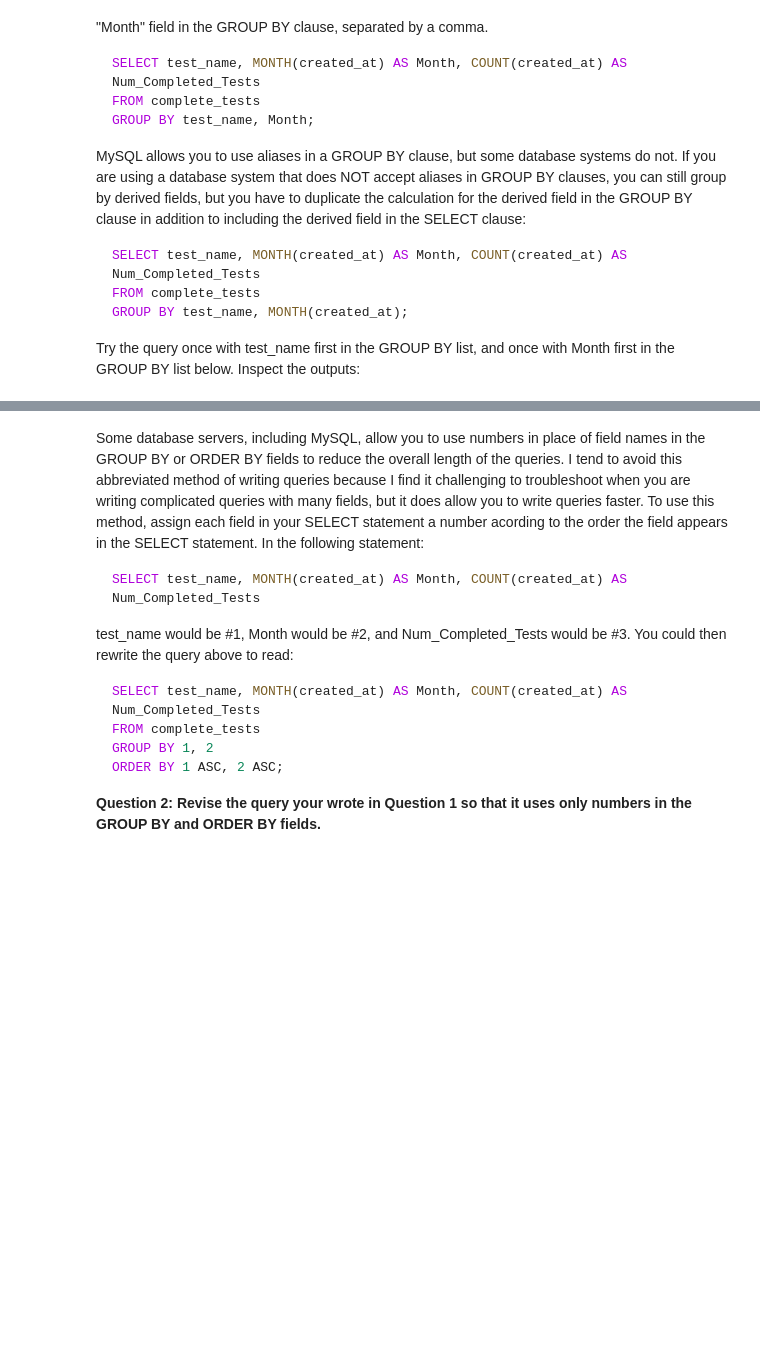
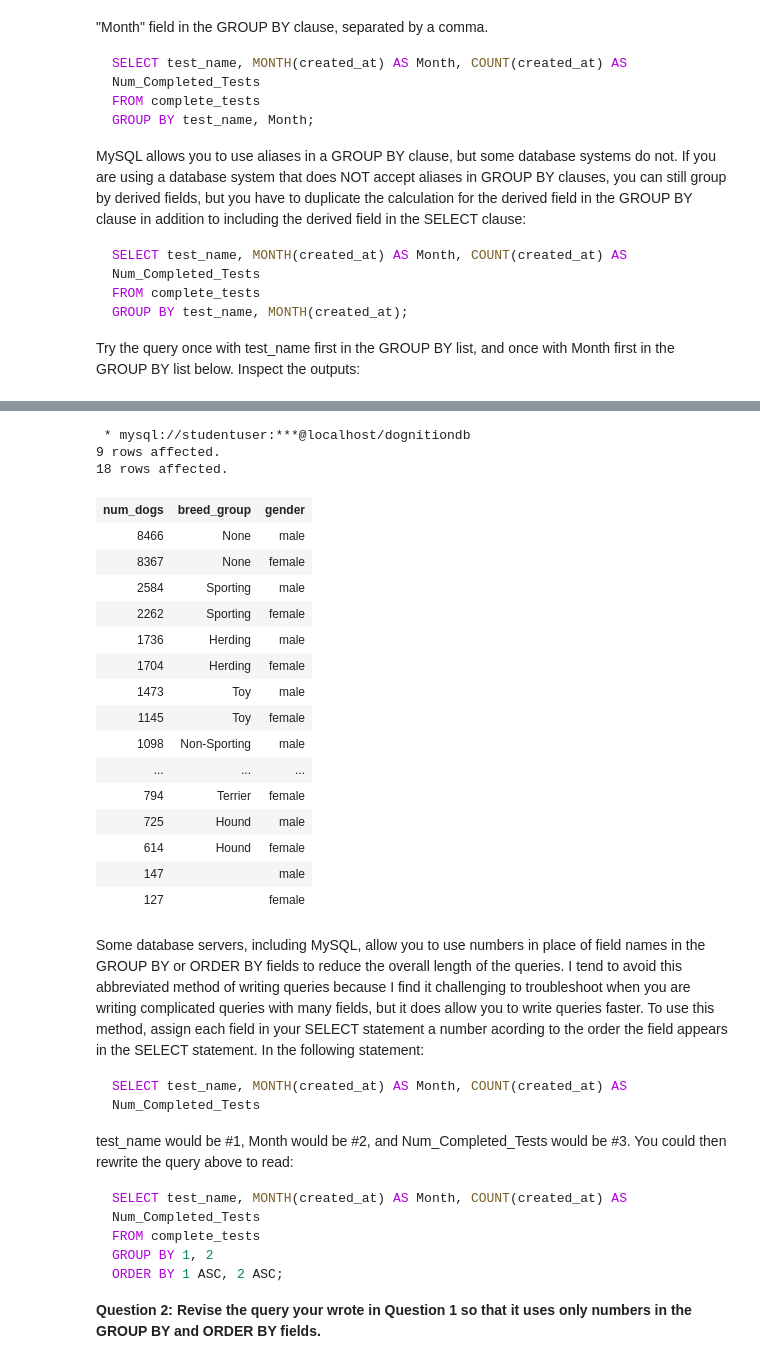
Before and after one commit to Renatochaz/SQL-for-Big-Data, a Jupyter notebook: MySQL_exercises/MySQL_Exercise_05_Summaries_of_Groups_of_Data.ipynb, the cells around one changed output, grey strips where cells are left out. Saved outputs shown, nothing was run; the diff lists cells and outputs as text; code cells hidden in the pictures; blank space fills up the shorter version.

````diff
--- a/MySQL_exercises/MySQL_Exercise_05_Summaries_of_Groups_of_Data.ipynb
+++ b/MySQL_exercises/MySQL_Exercise_05_Summaries_of_Groups_of_Data.ipynb
@@ -79,6 +127,37 @@ ORDER BY test_name ASC, Month ASC;
 ```
 
 **Question 1: Output a table that calculates the number of distinct female and male dogs in each breed group of the Dogs table, sorted by the total number of dogs in descending order (the sex/breed_group pair with the greatest number of dogs should have 8466 unique Dog_Guids):**
+# %%
+%%sql
+SELECT COUNT(DISTINCT dog_guid) as num_dogs, breed_group, SUM(gender = 'female') as Female, SUM(gender = 'male') as Male
+FROM dogs
+group by breed_group
+ORDER BY num_dogs DESC;
+
+SELECT COUNT(DISTINCT dog_guid) as num_dogs, breed_group, gender
+FROM dogs
+group by gender, breed_group
+ORDER BY num_dogs DESC;
+# %% [output]
+ * mysql://studentuser:***@localhost/dognitiondb
+9 rows affected.
+18 rows affected.
+| num_dogs | breed_group | gender |
+| 8466 | None | male |
+| 8367 | None | female |
+| 2584 | Sporting | male |
+| 2262 | Sporting | female |
+| 1736 | Herding | male |
+| 1704 | Herding | female |
+| 1473 | Toy | male |
+| 1145 | Toy | female |
+| 1098 | Non-Sporting | male |
+| ... | ... | ... |
+| 794 | Terrier | female |
+| 725 | Hound | male |
+| 614 | Hound | female |
+| 147 |  | male |
+| 127 |  | female |
 # %% [markdown]
 Some database servers, including MySQL, allow you to use numbers in place of field names in the GROUP BY or ORDER BY fields to reduce the overall length of the queries.  I tend to avoid this abbreviated method of writing queries because I find it challenging to troubleshoot when you are writing complicated queries with many fields, but it does allow you to write queries faster.  To use this method, assign each field in your SELECT statement a number acording to the order the field appears in the SELECT statement.  In the following statement:
 
````
Also changed, not shown: parts of 10 cells of this notebook, 4 other files.
